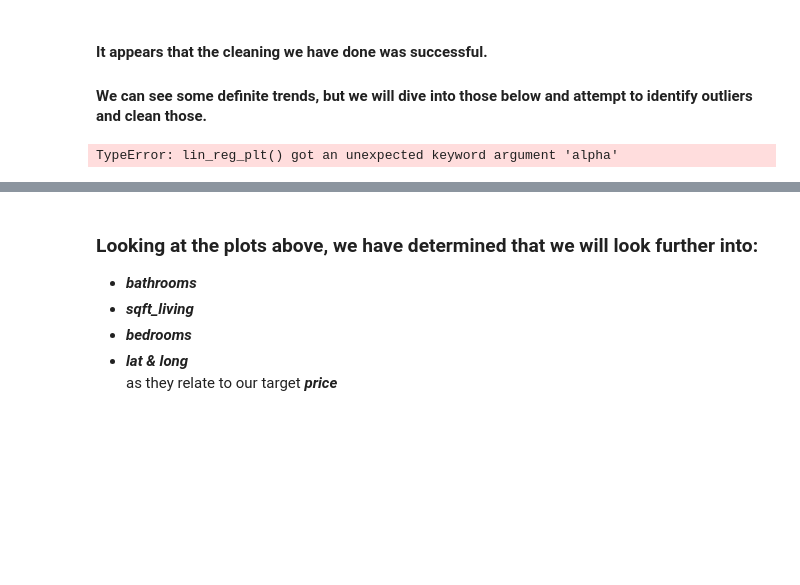
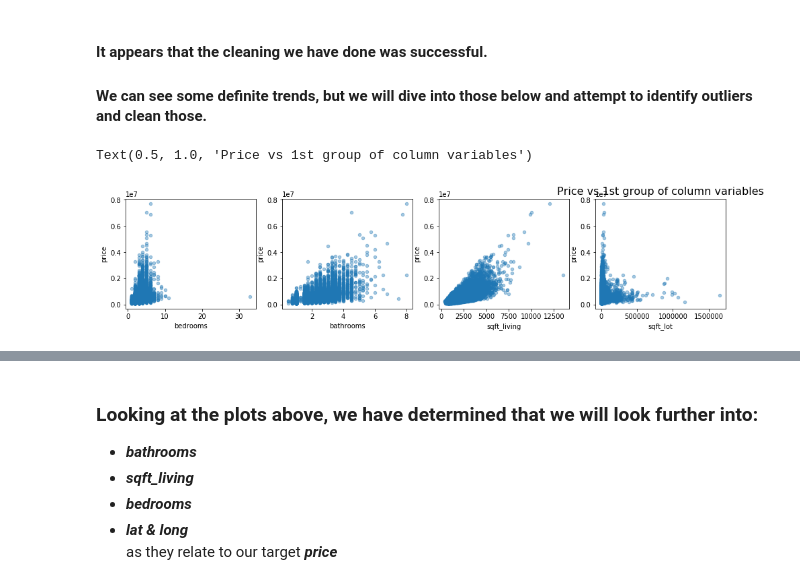
Before and after one commit to Cheffrey2000/Real-Estate-Price_Prediction, a Jupyter notebook: Jeffrey Hinkle KC Housing Data Analysis.ipynb, the cells around one changed output, grey strips where cells are left out. Saved outputs shown, nothing was run; the diff lists cells and outputs as text; code cells hidden in the pictures; blank space fills up the shorter version.

```diff
--- a/Jeffrey Hinkle KC Housing Data Analysis.ipynb
+++ b/Jeffrey Hinkle KC Housing Data Analysis.ipynb
@@ -173,3 +177,4 @@ df.head()
 # %%
 # converting to datetime for analysis
-#df['yr_renovated'] = pd.to_datetime(df.yr_renovated).dt.year
+df['yr_renovated_dt'] = pd.to_datetime(df.yr_renovated.astype(int), format='%Y').dt.year
+df.head(10)
@@ -176,3 +194,4 @@ df.head()
 # %%
 # converting 'date' to datetime format for processing
-df['date'] = pd.to_datetime(df.date)
+df['date_dt'] = pd.to_datetime(df.date)
+df.head()
@@ -211,7 +266,12 @@ sns.pairplot(df, height=2)
 # %% [markdown]
 #### It appears that the cleaning we have done was successful.<br>
 #### We can see some definite trends, but we will dive into those below and attempt to identify outliers and clean those.
-# %%
-lin_reg_plt(x='price', y='bedrooms', data=df, alpha=.4)
-# %% [output]
-TypeError: lin_reg_plt() got an unexpected keyword argument 'alpha'
+# %%
+fig, axes = plt.subplots(nrows=1, ncols=4, figsize=(16,3))
+for xcol, ax in zip(list(df)[2:6], axes):
+                    df.plot(kind='scatter', x=xcol, y='price', ax=ax, alpha=.4)
+
+plt.title('Price vs 1st group of column variables', fontsize = 16)
+# %% [output]
+Text(0.5, 1.0, 'Price vs 1st group of column variables')
+[figure, added]
```
Also changed, not shown: parts of 44 cells of this notebook, 1 other file.
